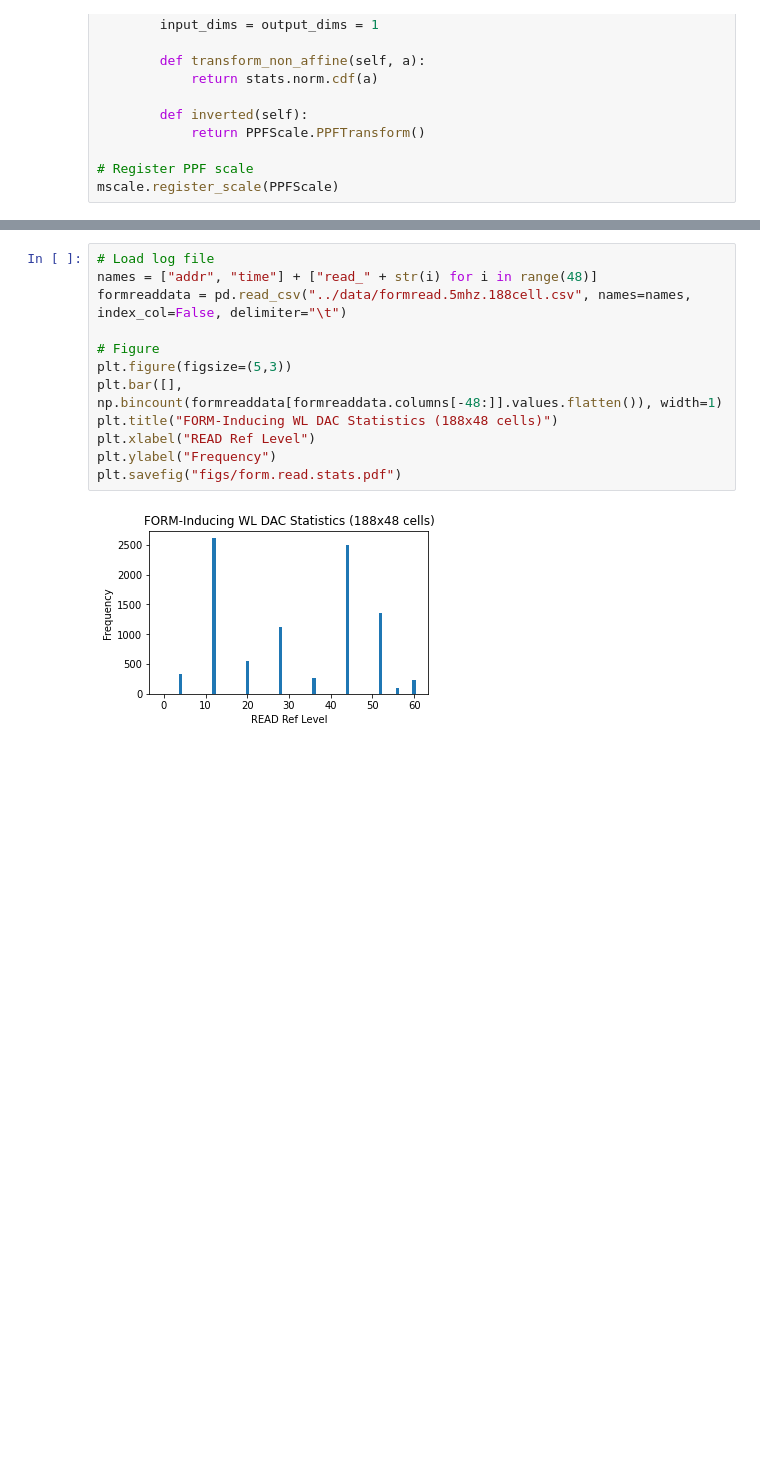
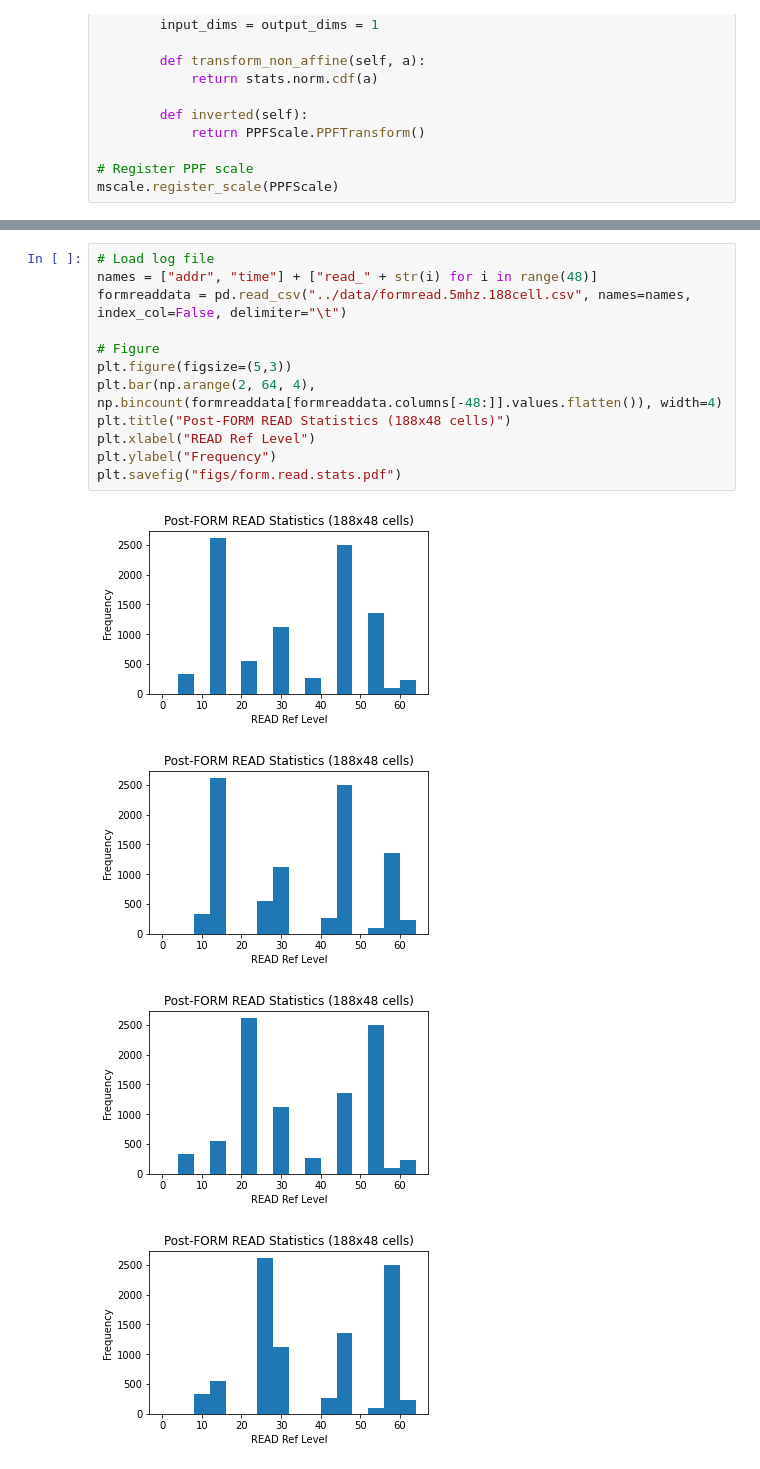
Before and after one commit to akashlevy/ember-python, a Jupyter notebook: analysis/characterizations.ipynb, the cells around one changed output, grey strips where cells are left out. Cells and saved outputs as stored; diff of their text form; blank space fills up the shorter version.

Commit message:
Fix read function to output in correct bit order

```diff
--- a/analysis/characterizations.ipynb
+++ b/analysis/characterizations.ipynb
@@ -77,14 +77,17 @@ plt.savefig("figs/form.wl.stats.pdf")
 # %%
 # Load log file
 names = ["addr", "time"] + ["read_" + str(i) for i in range(48)]
 formreaddata = pd.read_csv("../data/formread.5mhz.188cell.csv", names=names, index_col=False, delimiter="\t")
 
 # Figure
 plt.figure(figsize=(5,3))
-plt.bar([], np.bincount(formreaddata[formreaddata.columns[-48:]].values.flatten()), width=1)
-plt.title("FORM-Inducing WL DAC Statistics (188x48 cells)")
+plt.bar(np.arange(2, 64, 4), np.bincount(formreaddata[formreaddata.columns[-48:]].values.flatten()), width=4)
+plt.title("Post-FORM READ Statistics (188x48 cells)")
 plt.xlabel("READ Ref Level")
 plt.ylabel("Frequency")
 plt.savefig("figs/form.read.stats.pdf")
 # %% [output]
-[figure, old version]
+[figure, new version]
+[figure, added]
+[figure, added]
+[figure, added]
```
Also changed, not shown: parts of 2 cells of this notebook, 2 other files.
